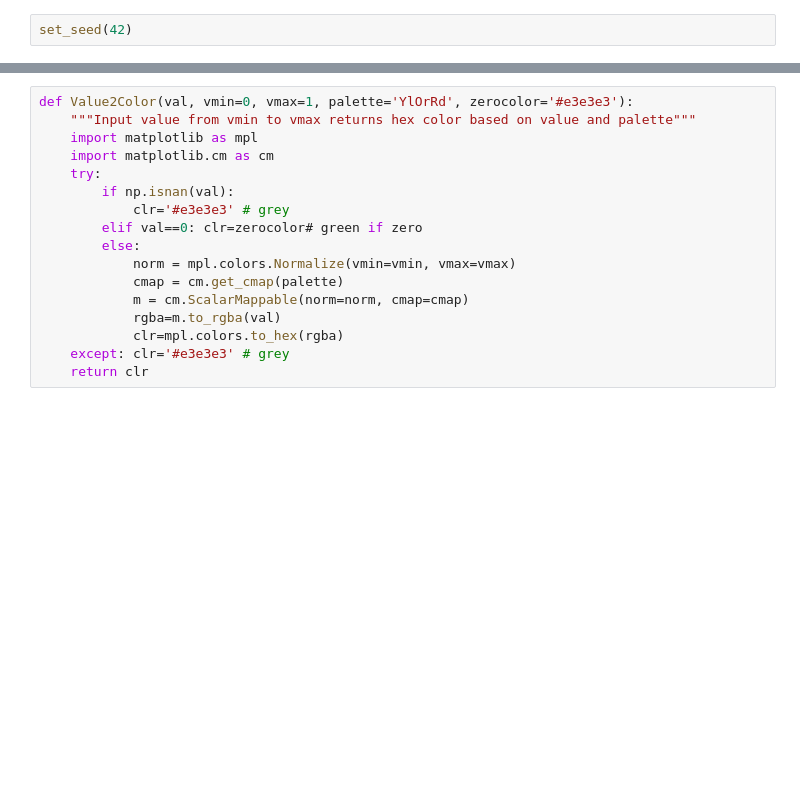
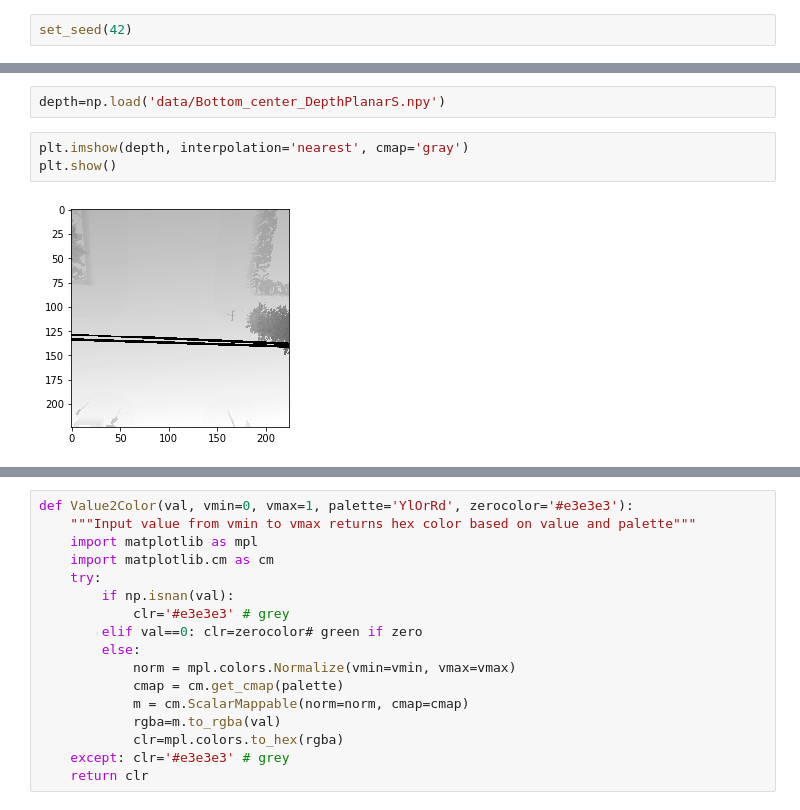
Before and after one commit to SBrewer15/AirSim-UAV-Reinforcement-Learning, a Jupyter notebook: Utilities.ipynb, the cells around one changed output, grey strips where cells are left out. Drawn from its saved outputs; the diff is of its cells as text; blank space fills up the shorter version.

```diff
--- a/Utilities.ipynb
+++ b/Utilities.ipynb
@@ -74,0 +113,7 @@ plt.show()
+# %%
+depth=np.load('data/Bottom_center_DepthPlanarS.npy')
+# %%
+plt.imshow(depth, interpolation='nearest', cmap='gray')
+plt.show()
+# %% [output]
+[figure, added]
```
Also changed, not shown: parts of 26 cells of this notebook, 1 other file.
